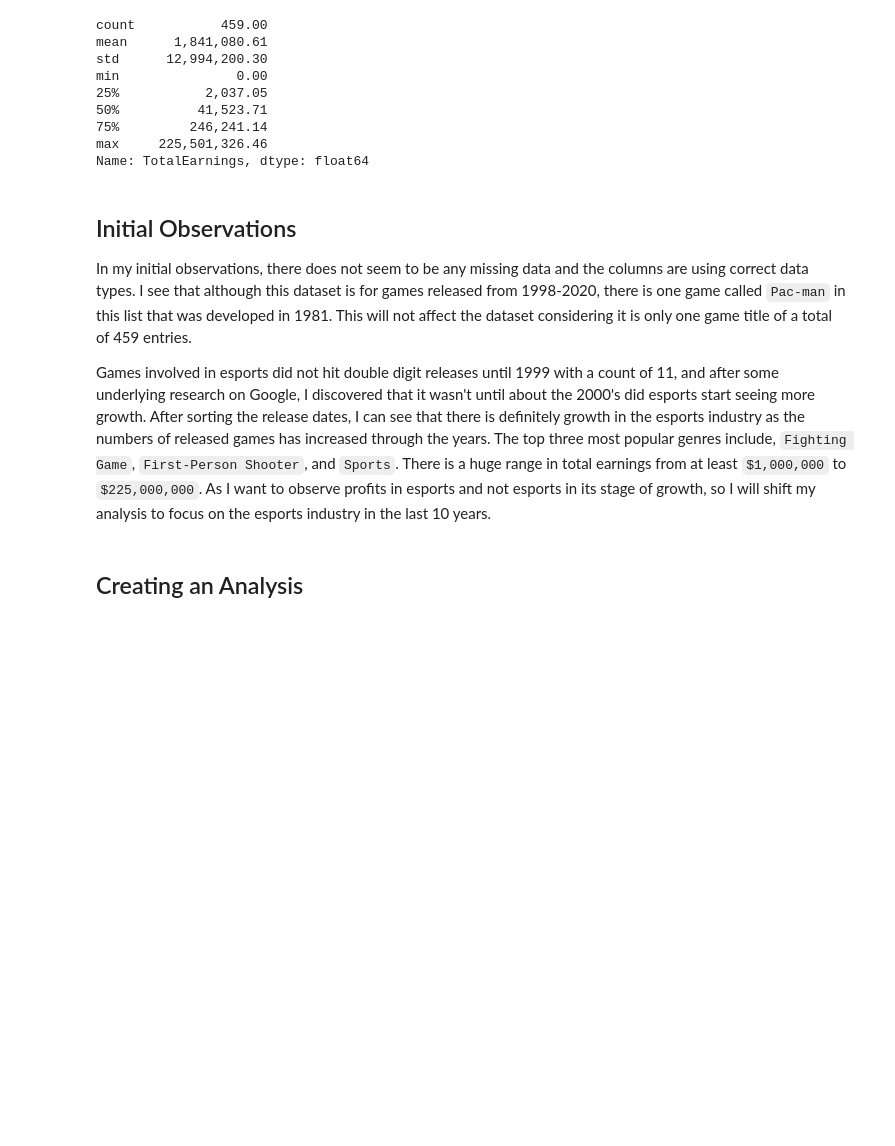
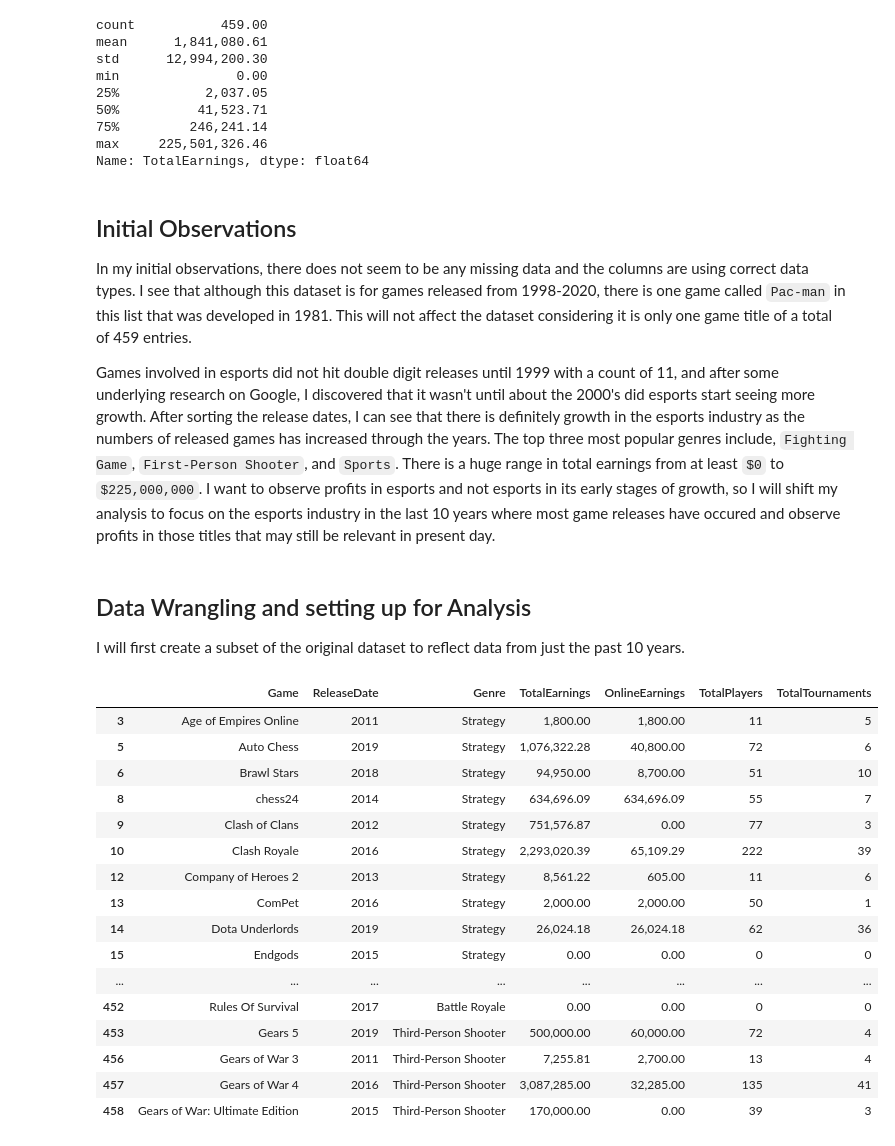
Before and after one commit to nrichyang/Esports-Earnings-Project, a Jupyter notebook: Exploring Earnings in Esports.ipynb, the cells around one changed output. Cells and saved outputs as stored; diff of their text form; code cells hidden in the pictures; blank space fills up the shorter version.

```diff
--- a/Exploring Earnings in Esports.ipynb
+++ b/Exploring Earnings in Esports.ipynb
@@ -139,6 +139,7 @@ Name: TotalEarnings, dtype: float64
 ## Initial Observations
 In my initial observations, there does not seem to be any missing data and the columns are using correct data types. I see that although this dataset is for games released from 1998-2020, there is one game called `Pac-man` in this list that was developed in 1981. This will not affect the dataset considering it is only one game title of a total of 459 entries.
 
-Games involved in esports did not hit double digit releases until 1999 with a count of 11, and after some underlying research on Google, I discovered that it wasn't until about the 2000's did esports start seeing more growth. After sorting the release dates, I can see that there is definitely growth in the esports industry as the numbers of released games has increased through the years. The top three most popular genres include, `Fighting Game`, `First-Person Shooter`, and `Sports`. There is a huge range in total earnings from at least `$1,000,000` to `$225,000,000`. As I want to observe profits in esports and not esports in its stage of growth, so I will shift my analysis to focus on the esports industry in the last 10 years.
+Games involved in esports did not hit double digit releases until 1999 with a count of 11, and after some underlying research on Google, I discovered that it wasn't until about the 2000's did esports start seeing more growth. After sorting the release dates, I can see that there is definitely growth in the esports industry as the numbers of released games has increased through the years. The top three most popular genres include, `Fighting Game`, `First-Person Shooter`, and `Sports`. There is a huge range in total earnings from at least `$0` to `$225,000,000`. I want to observe profits in esports and not esports in its early stages of growth, so I will shift my analysis to focus on the esports industry in the last 10 years where most game releases have occured and observe profits in those titles that may still be relevant in present day.
-# %% [markdown]
-## Creating an Analysis
+# %% [markdown]
+## Data Wrangling and setting up for Analysis
+I will first create a subset of the original dataset to reflect data from just the past 10 years.
@@ -144,0 +150,22 @@ Games involved in esports did not hit double digit releases until 1999 with a co
+# %%
+# Observe the changes of the last 10 year dataset
+# Use .copy() to create a new dataframe and not a View.
+last_10_years_esports
+# %% [output]
+|  | Game | ReleaseDate | Genre | TotalEarnings | OnlineEarnings | TotalPlayers | TotalTournaments |
+| 3 | Age of Empires Online | 2011 | Strategy | 1,800.00 | 1,800.00 | 11 | 5 |
+| 5 | Auto Chess | 2019 | Strategy | 1,076,322.28 | 40,800.00 | 72 | 6 |
+| 6 | Brawl Stars | 2018 | Strategy | 94,950.00 | 8,700.00 | 51 | 10 |
+| 8 | chess24 | 2014 | Strategy | 634,696.09 | 634,696.09 | 55 | 7 |
+| 9 | Clash of Clans | 2012 | Strategy | 751,576.87 | 0.00 | 77 | 3 |
+| 10 | Clash Royale | 2016 | Strategy | 2,293,020.39 | 65,109.29 | 222 | 39 |
+| 12 | Company of Heroes 2 | 2013 | Strategy | 8,561.22 | 605.00 | 11 | 6 |
+| 13 | ComPet | 2016 | Strategy | 2,000.00 | 2,000.00 | 50 | 1 |
+| 14 | Dota Underlords | 2019 | Strategy | 26,024.18 | 26,024.18 | 62 | 36 |
+| 15 | Endgods | 2015 | Strategy | 0.00 | 0.00 | 0 | 0 |
+| ... | ... | ... | ... | ... | ... | ... | ... |
+| 452 | Rules Of Survival | 2017 | Battle Royale | 0.00 | 0.00 | 0 | 0 |
+| 453 | Gears 5 | 2019 | Third-Person Shooter | 500,000.00 | 60,000.00 | 72 | 4 |
+| 456 | Gears of War 3 | 2011 | Third-Person Shooter | 7,255.81 | 2,700.00 | 13 | 4 |
+| 457 | Gears of War 4 | 2016 | Third-Person Shooter | 3,087,285.00 | 32,285.00 | 135 | 41 |
+| 458 | Gears of War: Ultimate Edition | 2015 | Third-Person Shooter | 170,000.00 | 0.00 | 39 | 3 |
```
Also changed, not shown: parts of 19 cells of this notebook.
